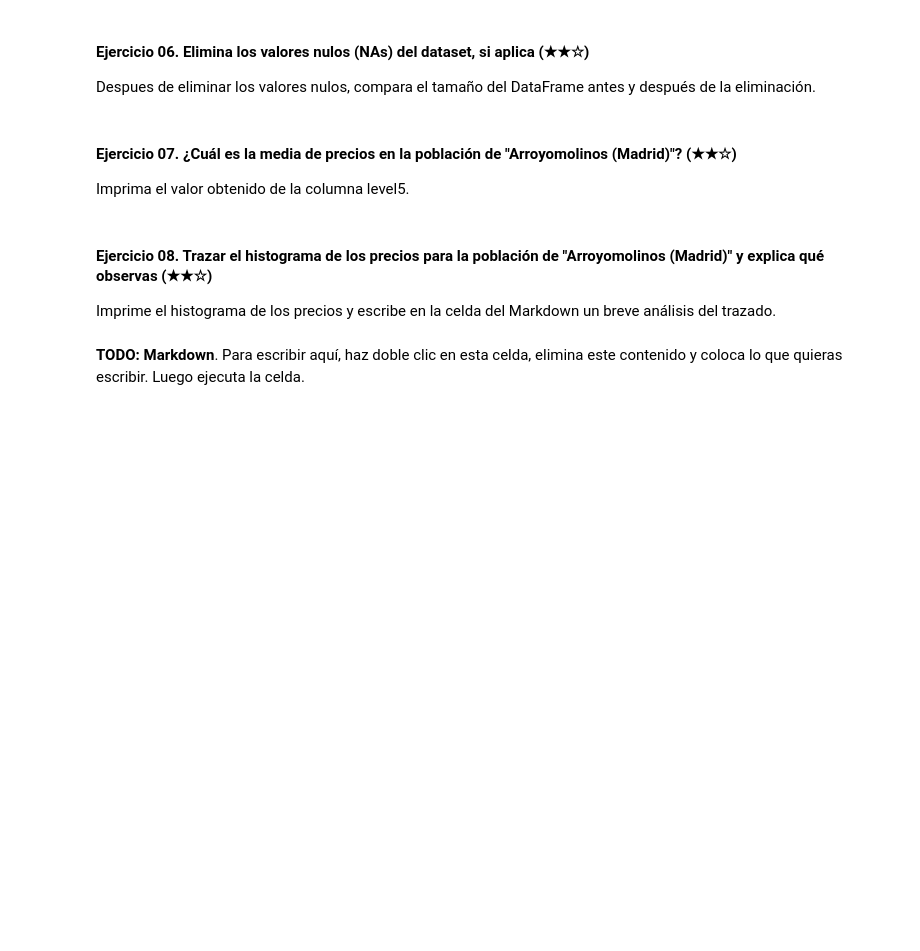
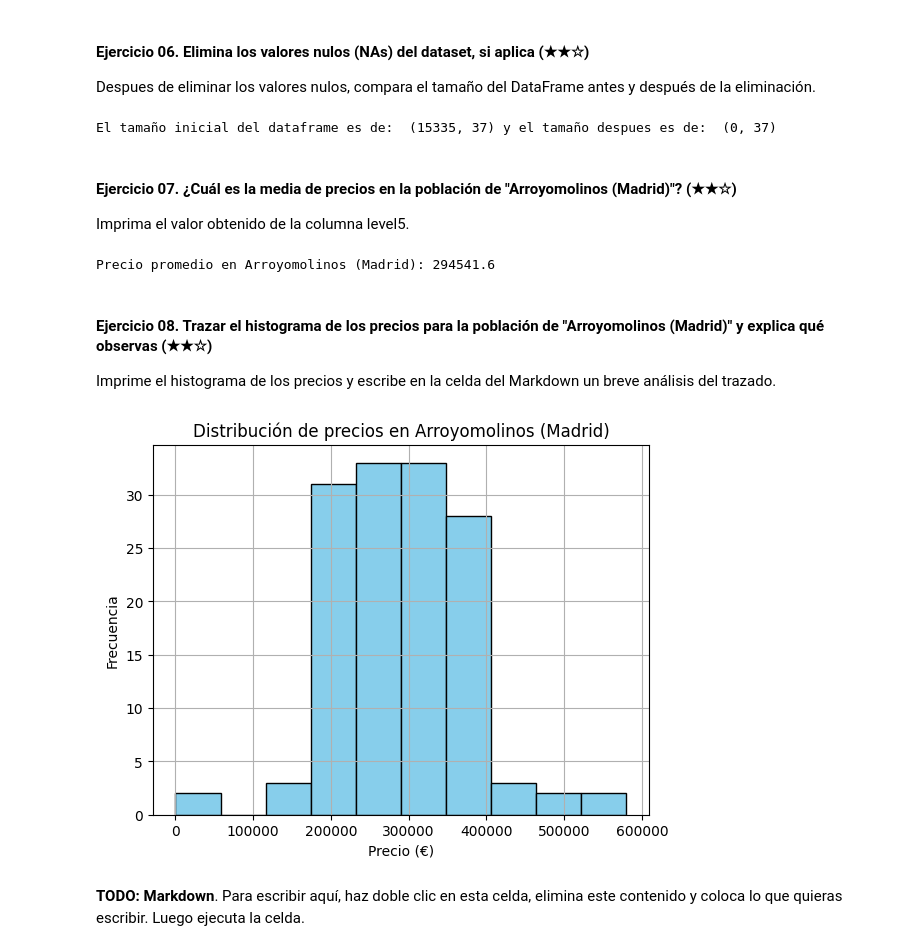
Before and after one commit to AleGomezDev/data-clean-up-pandas-for-beginners-project, a Jupyter notebook: project.es.ipynb, the cells around one changed output. Cells and saved outputs as stored; diff of their text form; code cells hidden in the pictures; blank space fills up the shorter version.

```diff
--- a/project.es.ipynb
+++ b/project.es.ipynb
@@ -164,13 +229,32 @@ Imprima un booleano (`True` o `False`) para verificar si hay valores nulos segui
 
 Despues de eliminar los valores nulos, compara el tamaño del DataFrame antes y después de la eliminación.
 # %%
-# TODO
+#Eliminar los valores nulos
+ds_efec=ds.dropna()
+
+#Obtener el tamaño original del data frame
+tam_an=ds.shape
+
+#Obtener el tamaño del data frame
+tam_des=ds_efec.shape
+print("El tamaño inicial del dataframe es de: ", tam_an, "y el tamaño despues es de: ", tam_des)
+# %% [output]
+El tamaño inicial del dataframe es de:  (15335, 37) y el tamaño despues es de:  (0, 37)
 # %% [markdown]
 #### Ejercicio 07. ¿Cuál es la media de precios en la población de "Arroyomolinos (Madrid)"? (★★☆)
 
 Imprima el valor obtenido de la columna level5.
 # %%
-# TODO
+# Crea un DataFrame solo donde las fila en level5 corresponde a arroyolinos
+arroyomolinos = ds[ds['level5'] == 'Arroyomolinos (Madrid)']
+
+# Calcular el costo promedio
+promedio_arroyomolinos = arroyomolinos['price'].mean()
+
+# Imprimir el promedio
+print("Precio promedio en Arroyomolinos (Madrid):", np.round(promedio_arroyomolinos,1))
+# %% [output]
+Precio promedio en Arroyomolinos (Madrid): 294541.6
 # %% [markdown]
 #### Ejercicio 08. Trazar el histograma de los precios para la población de "Arroyomolinos (Madrid)" y explica qué observas (★★☆)
 
@@ -178,6 +262,15 @@ Imprime el histograma de los precios y escribe en la celda del Markdown un breve
 # %%
 import matplotlib.pyplot as plt
 
-# Trazar el histograma de precios
+# Histograma del precio de las viviendas en Arroyomolinos
+plt.hist(arroyomolinos['price'], bins=10, color='skyblue', edgecolor='black')
+
+plt.title('Distribución de precios en Arroyomolinos (Madrid)')
+plt.xlabel('Precio (€)')
+plt.ylabel('Frecuencia')
+plt.grid(True)
+plt.show()
+# %% [output]
+[figure, added]
 # %% [markdown]
 **TODO: Markdown**. Para escribir aquí, haz doble clic en esta celda, elimina este contenido y coloca lo que quieras escribir. Luego ejecuta la celda.
```
Also changed, not shown: parts of 10 cells of this notebook.
